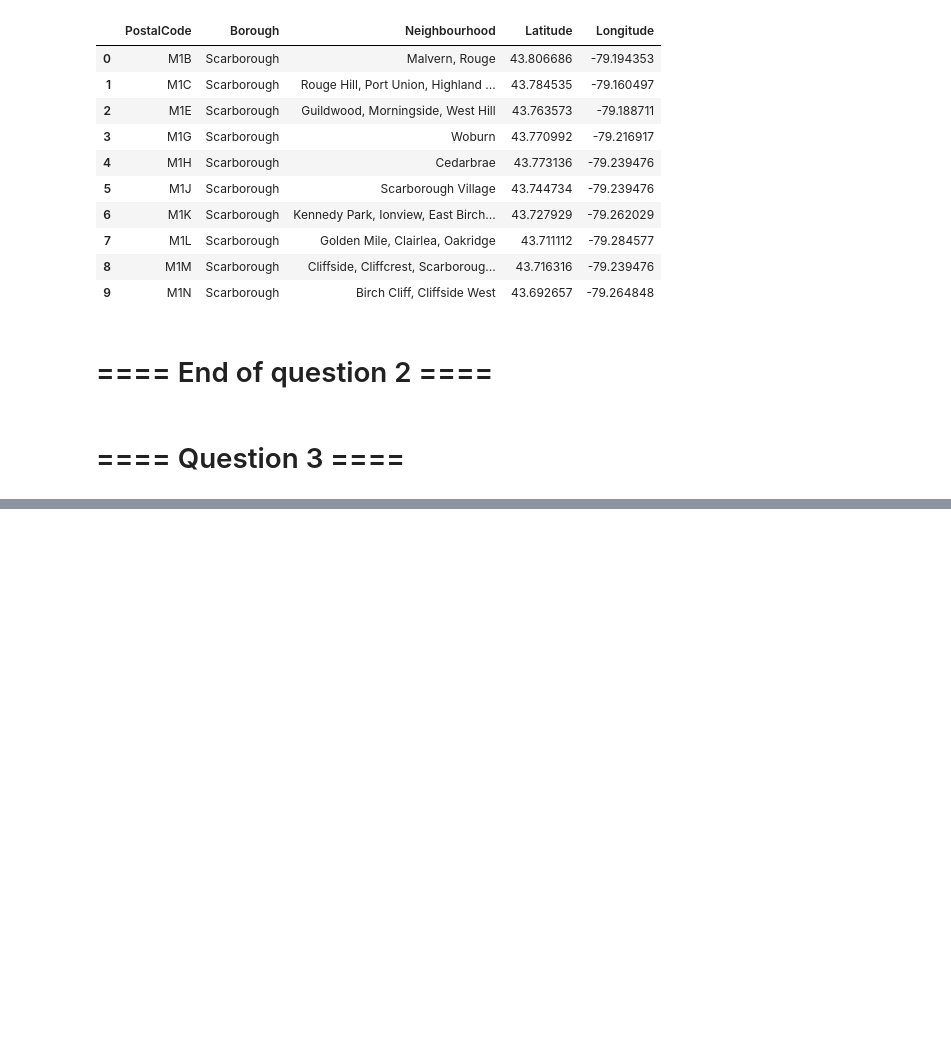
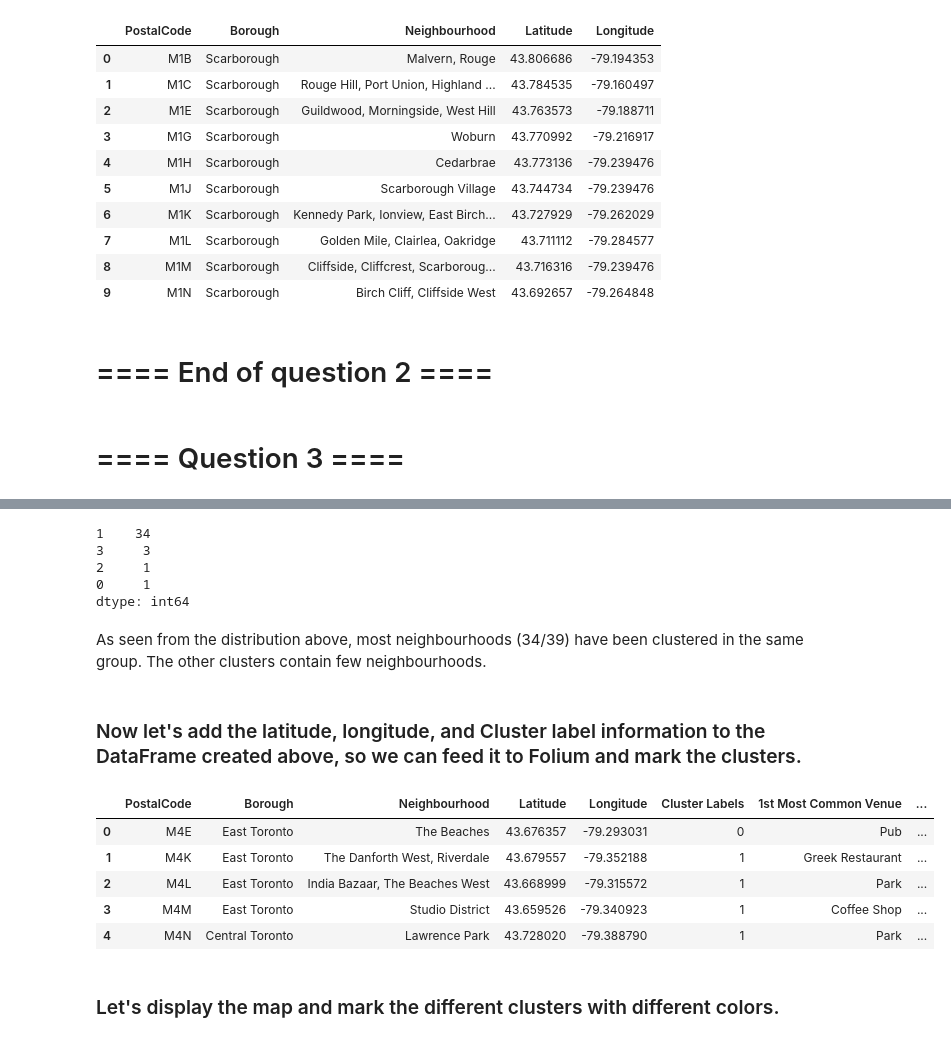
Before and after one commit to mirkosimunovic/Coursera_Capstone, a Jupyter notebook: Clustering Neighborhoods in Toronto.ipynb, the cells around one changed output, grey strips where cells are left out. Cells and saved outputs as stored; diff of their text form; code cells hidden in the pictures; blank space fills up the shorter version.

```diff
--- a/Clustering Neighborhoods in Toronto.ipynb
+++ b/Clustering Neighborhoods in Toronto.ipynb
@@ -119,0 +391,12 @@ new_df.head(10)
+# %%
+num_top_venues = 5
+
+for hood in toronto_grouped['Neighbourhood']:
+    print("----"+hood+"----")
+    temp = toronto_grouped[toronto_grouped['Neighbourhood'] == hood].T.reset_index()
+    temp.columns = ['venue','freq']
+    temp = temp.iloc[1:]
+    temp['freq'] = temp['freq'].astype(float)
+    temp = temp.round({'freq': 2})
+    print(temp.sort_values('freq', ascending=False).reset_index(drop=True).head(num_top_venues))
+    print('\n')
@@ -119,0 +460,40 @@ new_df.head(10)
+# %%
+# set number of clusters
+kclusters = 4
+
+toronto_grouped_clustering = toronto_grouped.drop('Neighbourhood', 1)
+
+# run k-means clustering
+kmeans = KMeans(n_clusters=kclusters, random_state=0).fit(toronto_grouped_clustering)
+
+# check the distribution of cluster labels generated
+pd.Series(kmeans.labels_[0:40]).value_counts()
+# %% [output]
+1    34
+3     3
+2     1
+0     1
+dtype: int64
+# %% [markdown]
+As seen from the distribution above, most neighbourhoods (34/39) have been clustered in the same group. The other clusters contain few neighbourhoods.
+# %% [markdown]
+### Now let's add the latitude, longitude, and Cluster label information to the DataFrame created above, so we can feed it to Folium and mark the clusters.
+# %%
+# add clustering labels
+neighborhoods_venues_sorted.insert(0, 'Cluster Labels', kmeans.labels_)
+
+toronto_merged = neighborhoods
+
+# merge manhattan_grouped with manhattan_data to add latitude/longitude for each neighborhood
+toronto_merged = toronto_merged.join(neighborhoods_venues_sorted.set_index('Neighbourhood'), on='Neighbourhood')
+
+toronto_merged.head()
+# %% [output]
+|  | PostalCode | Borough | Neighbourhood | Latitude | Longitude | Cluster Labels | 1st Most Common Venue | ... |
+| 0 | M4E | East Toronto | The Beaches | 43.676357 | -79.293031 | 0 | Pub | ... |
+| 1 | M4K | East Toronto | The Danforth West, Riverdale | 43.679557 | -79.352188 | 1 | Greek Restaurant | ... |
+| 2 | M4L | East Toronto | India Bazaar, The Beaches West | 43.668999 | -79.315572 | 1 | Park | ... |
+| 3 | M4M | East Toronto | Studio District | 43.659526 | -79.340923 | 1 | Coffee Shop | ... |
+| 4 | M4N | Central Toronto | Lawrence Park | 43.728020 | -79.388790 | 1 | Park | ... |
+# %% [markdown]
+### Let's display the map and mark the different clusters with different colors.
```
Also changed, not shown: parts of 36 cells of this notebook.
